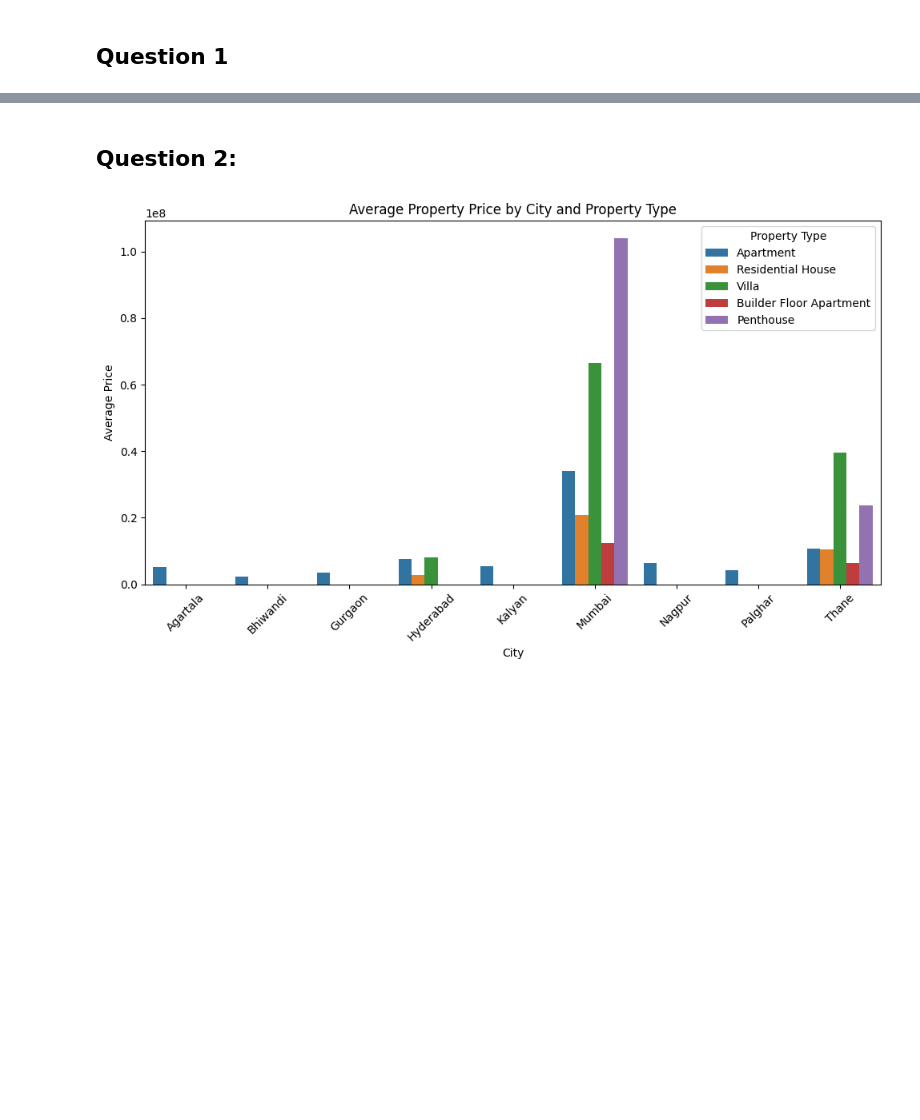
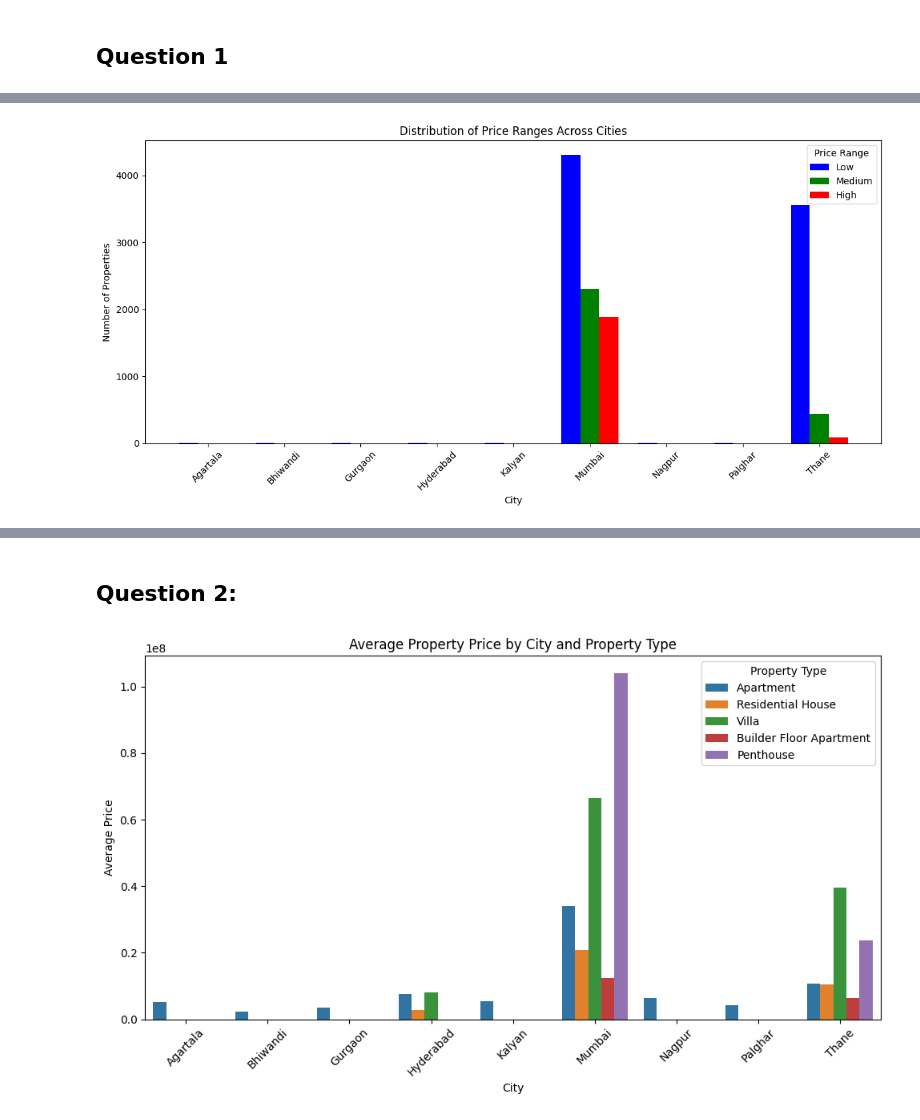
Before and after one commit to MdKhajaGhouse/DA-Assignment1, a Jupyter notebook: assignment1_41.ipynb, the cells around one changed output, grey strips where cells are left out. Cells and saved outputs as stored; diff of their text form; code cells hidden in the pictures; blank space fills up the shorter version.

```diff
--- a/assignment1_41.ipynb
+++ b/assignment1_41.ipynb
@@ -35,0 +24,41 @@ plt.show()
+# %%
+prop_df = prop_cp.loc[:,['Price','City']]
+prop_df_cleaned = prop_df.dropna()
+# %%
+def categorize_price(price, low, medium):
+    if price < low:
+        return 'Low'
+    elif low <= price < medium:
+        return 'Medium'
+    else:
+        return 'High'
+# %%
+unique_prices = prop_df_cleaned['Price'].unique()
+low_threshold = np.median(unique_prices)
+medium_threshold = low_threshold*2
+# %%
+prop_df_cleaned['Price Range'] = prop_df_cleaned['Price'].apply(lambda p: categorize_price(p, low_threshold, medium_threshold))
+
+distribution = prop_df_cleaned.groupby(['City', 'Price Range']).size().unstack(fill_value=0)
+# %%
+cities = distribution.index
+x = np.arange(len(cities))
+
+bar_width = 0.25
+
+plt.figure(figsize=(12, 6))
+
+plt.bar(x - bar_width, distribution['Low'], width=bar_width, color='blue', label='Low')
+plt.bar(x, distribution['Medium'], width=bar_width, color='green', label='Medium')
+plt.bar(x + bar_width, distribution['High'], width=bar_width, color='red', label='High')
+
+plt.xlabel('City')
+plt.ylabel('Number of Properties')
+plt.title('Distribution of Price Ranges Across Cities')
+plt.xticks(x, cities, rotation=45)
+plt.legend(title='Price Range')
+
+plt.tight_layout()
+plt.show()
+# %% [output]
+[figure, added]
```
Also changed, not shown: parts of 44 cells of this notebook.
